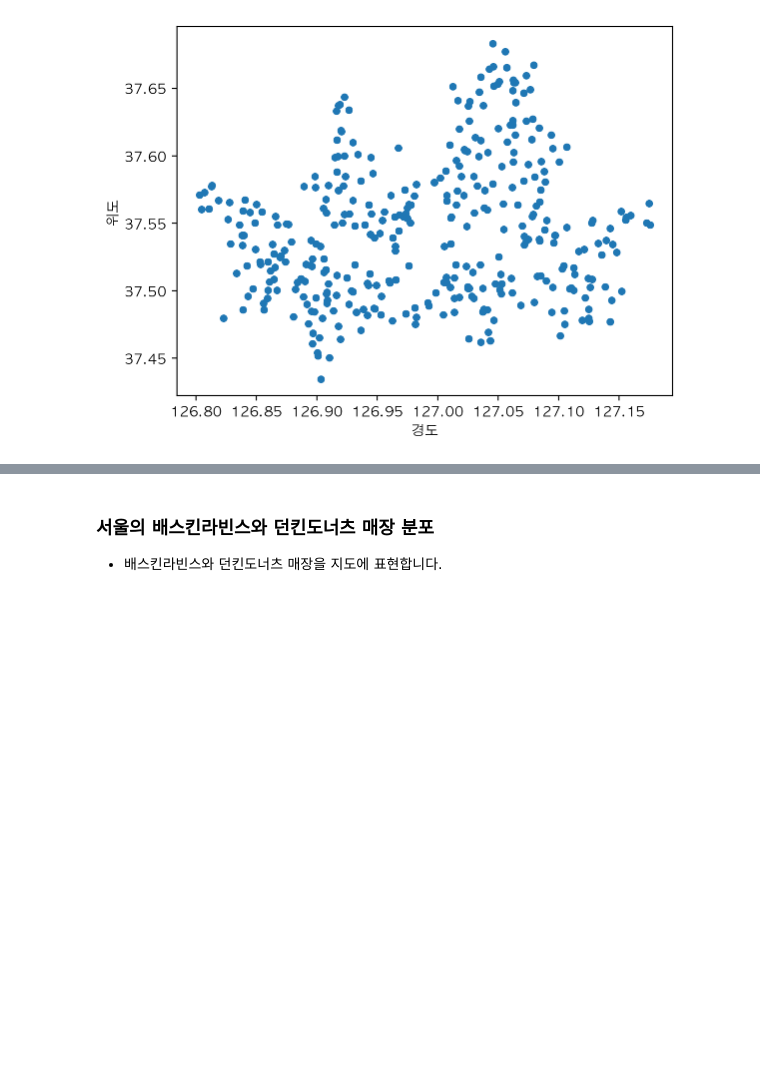
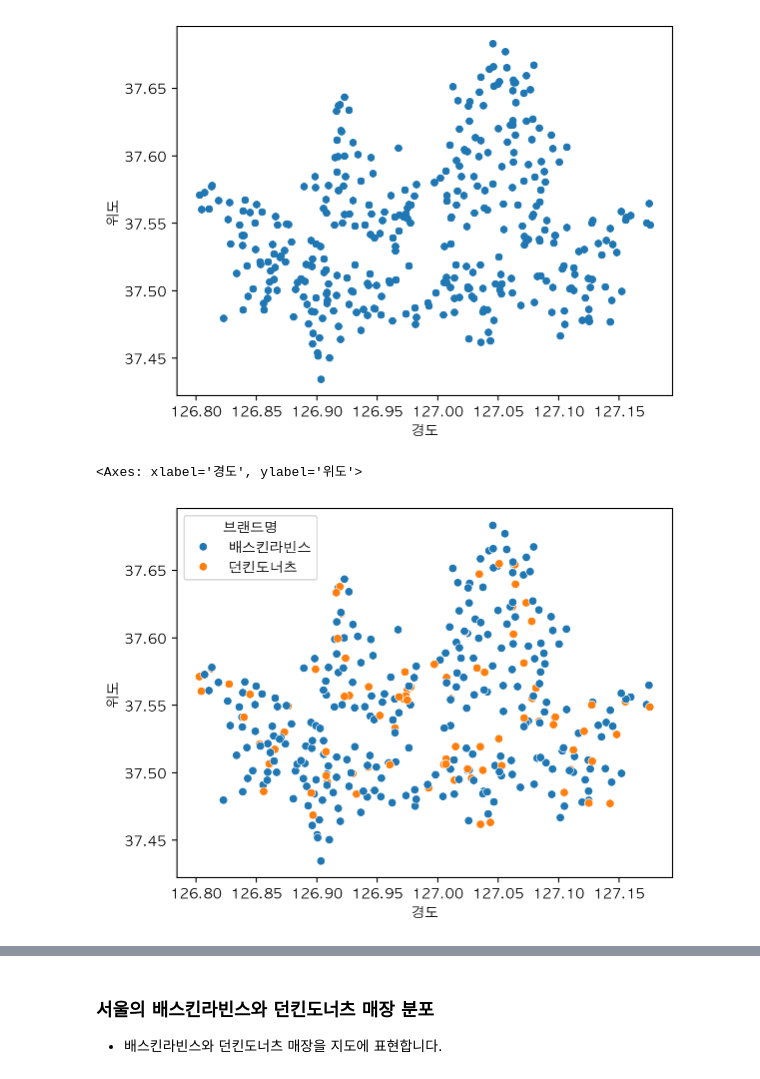
Before and after one commit to online5880/Public-Data-Analysis-in-Python, a Jupyter notebook: franchise/03_franchise_eda_input.ipynb, the cells around one changed output, grey strips where cells are left out. Cells and saved outputs as stored; diff of their text form; code cells hidden in the pictures; blank space fills up the shorter version.

Commit message:
상가(상권)정보 분석하기
- 배스킨라빈스, 던킨 도넛 상권 비교하기
- joint plot 사용하기(kind=hex)
- plt.plot.scatter
- seaborn.scatter

```diff
--- a/franchise/03_franchise_eda_input.ipynb
+++ b/franchise/03_franchise_eda_input.ipynb
@@ -192,7 +192,19 @@ df.isnull().mean().plot.barh(figsize=(10,6))
 # %%
 # drop을 하는 방법도 있지만 사용할 컬럼만 따로 모아서 보는 방법도 있습니다.
 # 여기에서는 사용할 컬럼만 따로 모아서 사용합니다.
-columns = ['상호명','상권업종대분류명','상권업종중분류명','상권업종소분류명','시도명','시군구명','행정동명','법정동명','도로명주소','경도','위도']
+columns = [
+    "상호명",
+    "상권업종대분류명",
+    "상권업종중분류명",
+    "상권업종소분류명",
+    "시도명",
+    "시군구명",
+    "행정동명",
+    "법정동명",
+    "도로명주소",
+    "경도",
+    "위도",
+]
 print(df.shape)
 df = df[columns].copy()
 df.shape
@@ -346,16 +358,23 @@ df_seoul[df_seoul['상호명_소문자'].str.contains('던킨|dunkin')]
 104 rows × 12 columns
 # %%
 # '상호명_소문자'컬럼으로  '배스킨|베스킨|baskin|던킨|dunkin'를 가져와 df_31 변수에 담습니다.
-df_31 = df_seoul[df_seoul['상호명_소문자'].str.contains('배스킨라빈스|베스킨라빈스|baskinrobbins|던킨|dunkin')].copy()
+df_31 = df_seoul[
+    df_seoul["상호명_소문자"].str.contains(
+        "배스킨라빈스|베스킨라빈스|baskinrobbins|던킨|dunkin"
+    )
+].copy()
 df_31.shape
 # %% [output]
 (385, 12)
 # %%
 # ~은 not을 의미합니다. 베스킨라빈스가 아닌 데이터를 찾을 때 사용하면 좋습니다.
 # 아래 코드처럼 결측치를 던킨도너츠로 채워줘도 괜찮습니다.
-df_31.loc[df_31['상호명_소문자'].str.contains('배스킨라빈스|베스킨라빈스|baskinrobbins'), '브랜드명'] = '배스킨라빈스'
+df_31.loc[
+    df_31["상호명_소문자"].str.contains("배스킨라빈스|베스킨라빈스|baskinrobbins"),
+    "브랜드명",
+] = "배스킨라빈스"
 
-df_31[['상호명','브랜드명']]
+df_31[["상호명", "브랜드명"]]
 # %% [output]
 |  | 상호명 | 브랜드명 |
 | 1892 | 비알배스킨라빈스한남HIVE | 배스킨라빈스 |
@@ -463,9 +475,9 @@ df_31[['위도','경도']].plot.scatter(x='경도',y='위도')
 [figure]
 # %%
 # seaborn의 scatterplot 으로 hue에 브랜드명을 지정해서 시각화 합니다.
-sns.scatterplot(
-    data=df_31,
-    x = ''
-)
+sns.scatterplot(data=df_31, x="경도", y="위도", hue="브랜드명")
+# %% [output]
+<Axes: xlabel='경도', ylabel='위도'>
+[figure, added]
 # %%
 # 위에서 그렸던 그래프를 jointplot 으로 kind="hex" 을 사용해 그려봅니다.
```
Also changed, not shown: parts of 24 cells of this notebook.
